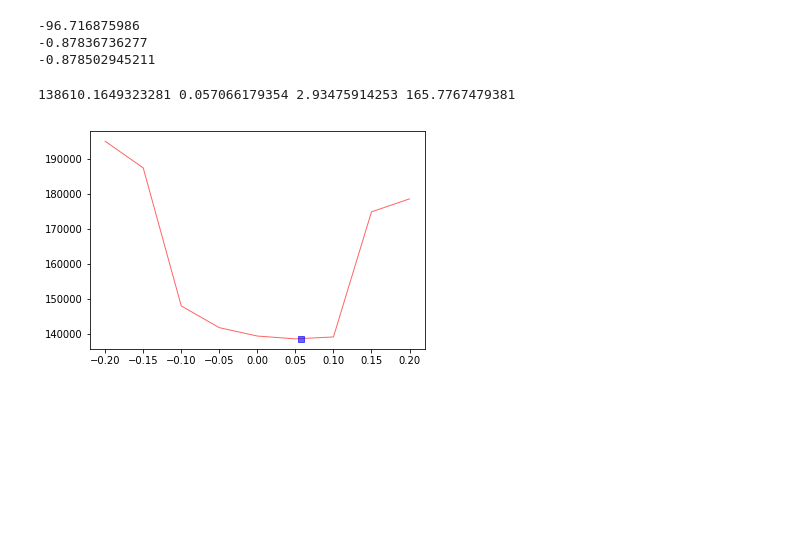
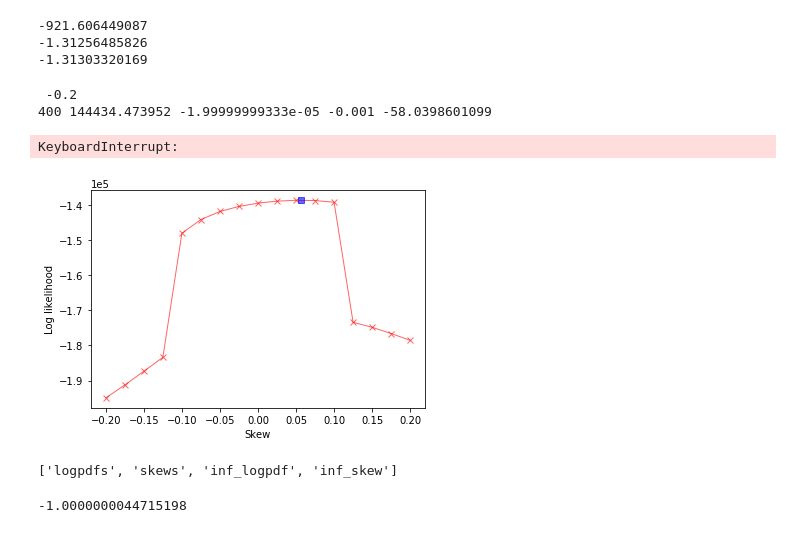
Before and after one commit to sevvi/lambert-matrix-factorization, a Jupyter notebook: experiment-1-lmf.ipynb, the cells around one changed output. Saved outputs shown, nothing was run; the diff lists cells and outputs as text; code cells hidden in the pictures; blank space fills up the shorter version.

```diff
--- a/experiment-1-lmf.ipynb
+++ b/experiment-1-lmf.ipynb
@@ -30,7 +29,7 @@ def slambertw_logpdf_(y, loc, scale, skew, tol = 0.8):
 # %%
 from autograd.test_util import check_grads
 
-x = np.linspace(-3,3,20)
+x = np.linspace(-10,10,20)
 obj = lambda y, loc, scale, skew: np.sum(slambertw_logpdf_(y, loc, scale, skew))
 
 print(obj(x, 0., 1., 0.2))
@@ -39,9 +38,9 @@ g = grad(obj)
 print(g(1., 0., 1., 0.2))
 print((obj(1., 0., 1., 0.2) - obj(1.001, 0., 1., 0.2))/-0.001)
 # %% [output]
--96.716875986
--0.87836736277
--0.878502945211
+-921.606449087
+-1.31256485826
+-1.31303320169
 # %%
 # generate sample data
 N = 1000
@@ -72,7 +71,7 @@ def make_lambertw_routines(y, skew_function, learn = True, fixed_skew = 0.1):
 
     return objective, slambertw_logpdf, unpack_params
 # %%
-skews = np.linspace(-0.2, 0.2, 9)
+skews = np.linspace(-0.2, 0.2, 17)
 logpdfs = np.copy(skews)
 
 skew_tanh = lambda skew: 0.2 * np.tanh(1e-1 * skew)
@@ -83,6 +82,7 @@ def callback(params, i, g):
 
 # learn thetas and betas for fixed skews
 for i,s in enumerate(skews):
+    print('\n', s)
     npr.seed(200)
     theta_n = npr.randn(N,K)
     beta_n = npr.randn(D,K)
@@ -90,7 +90,7 @@ for i,s in enumerate(skews):
     objective, _, unpack_params = make_lambertw_routines(y, skew_identity, False, s)
     gradient = grad(objective)
     final_params = adam(gradient, init_params, step_size=0.1, num_iters=1000, callback = callback)
-    logpdfs[i] = objective(final_params, 0)
+    logpdfs[i] = -objective(final_params, 0)
 
  # learn thetas, betas along with the skew, for verifiying if the learnt skew is correct.
 npr.seed(200)
@@ -101,15 +101,27 @@ objective, _, unpack_params = make_lambertw_routines(y, skew_tanh)
 gradient = grad(objective)
 final_params = adam(gradient, init_params, step_size=0.1, num_iters=1000, callback = callback)
 print(objective(final_params, 0))
-inf_logpdf = objective(final_params, 0)
+inf_logpdf = -objective(final_params, 0)
 _, _, inf_skew = unpack_params(final_params)
 
 # # Inference ends here.
+np.savez("logpdfs-0.8.npz", logpdfs = logpdfs, skews = skews, inf_logpdf = inf_logpdf, inf_skew = inf_skew)
 # %% [output]
-138610.1649323281 0.057066179354 2.93475914253 165.7767479381
+ -0.2
+400 144434.473952 -1.99999999333e-05 -0.001 -58.0398601099
+KeyboardInterrupt:
 # %%
-plt.plot(skews, logpdfs, 'r-', inf_skew, inf_logpdf, 'bs', lw=1, alpha=0.6)
+plt.plot(skews, logpdfs, 'r-x', inf_skew, inf_logpdf, 'bs', lw=1, alpha=0.6)
+plt.ylabel('Log likelihood')
+plt.xlabel('Skew')
+plt.ticklabel_format(style='sci', axis='y', scilimits=(0,0))
 plt.show()
+# plt.savefig('/Users/sakaya/lambert-paper/skew.pdf')
 # %% [output]
-[figure, old version]
+[figure, new version]
+# %%
+v=np.load("logpdfs.npz")
+v.files
+# %% [output]
+['logpdfs', 'skews', 'inf_logpdf', 'inf_skew']
 # %%
@@ -156,0 +204,7 @@ defvjp(lambertw,
+# %%
+g = grad(lambertw)
+x = np.linspace(-3,3,20)
+lambertw(-1)
+# g(1.)
+# %% [output]
+-1.0000000044715198
```
Also changed, not shown: parts of 8 cells of this notebook.
